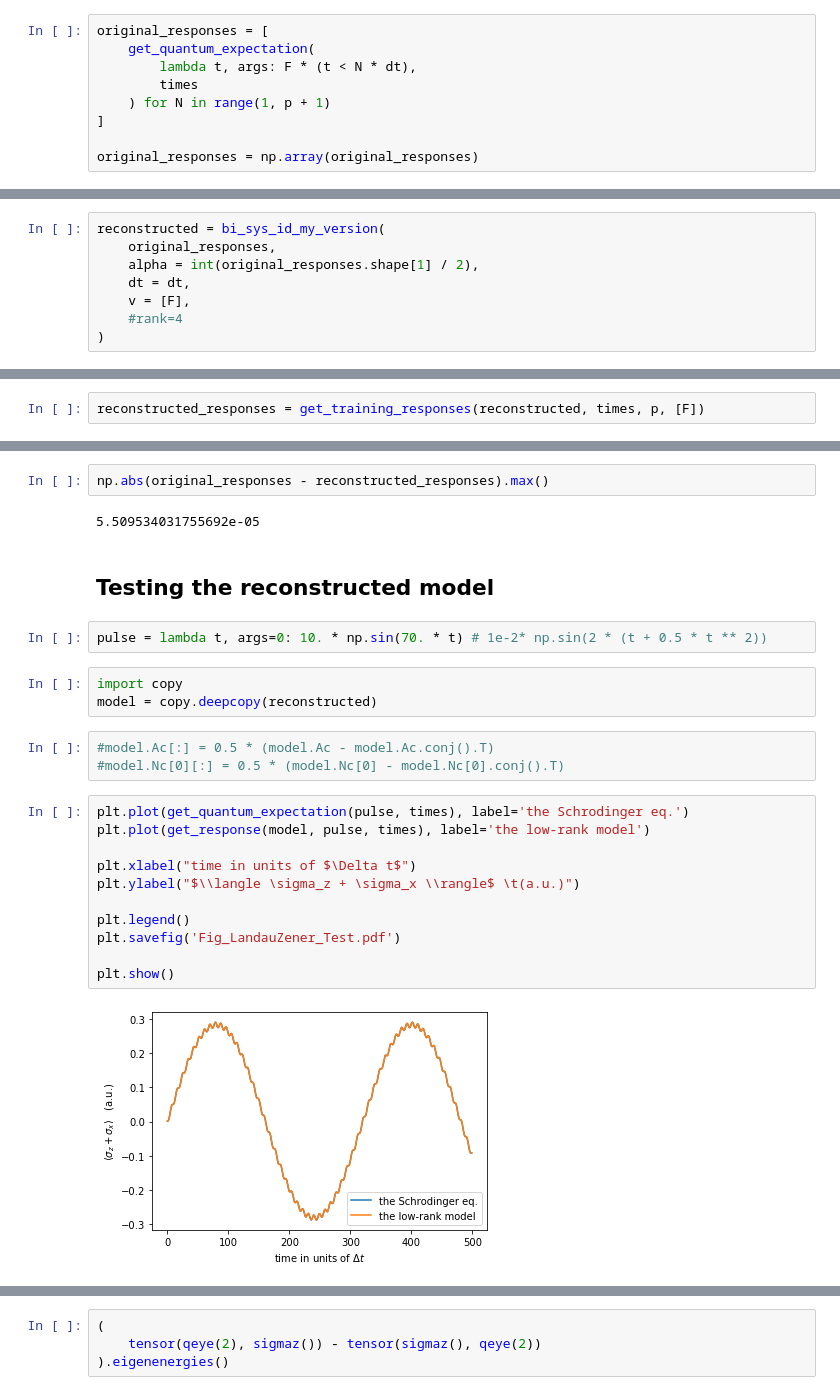
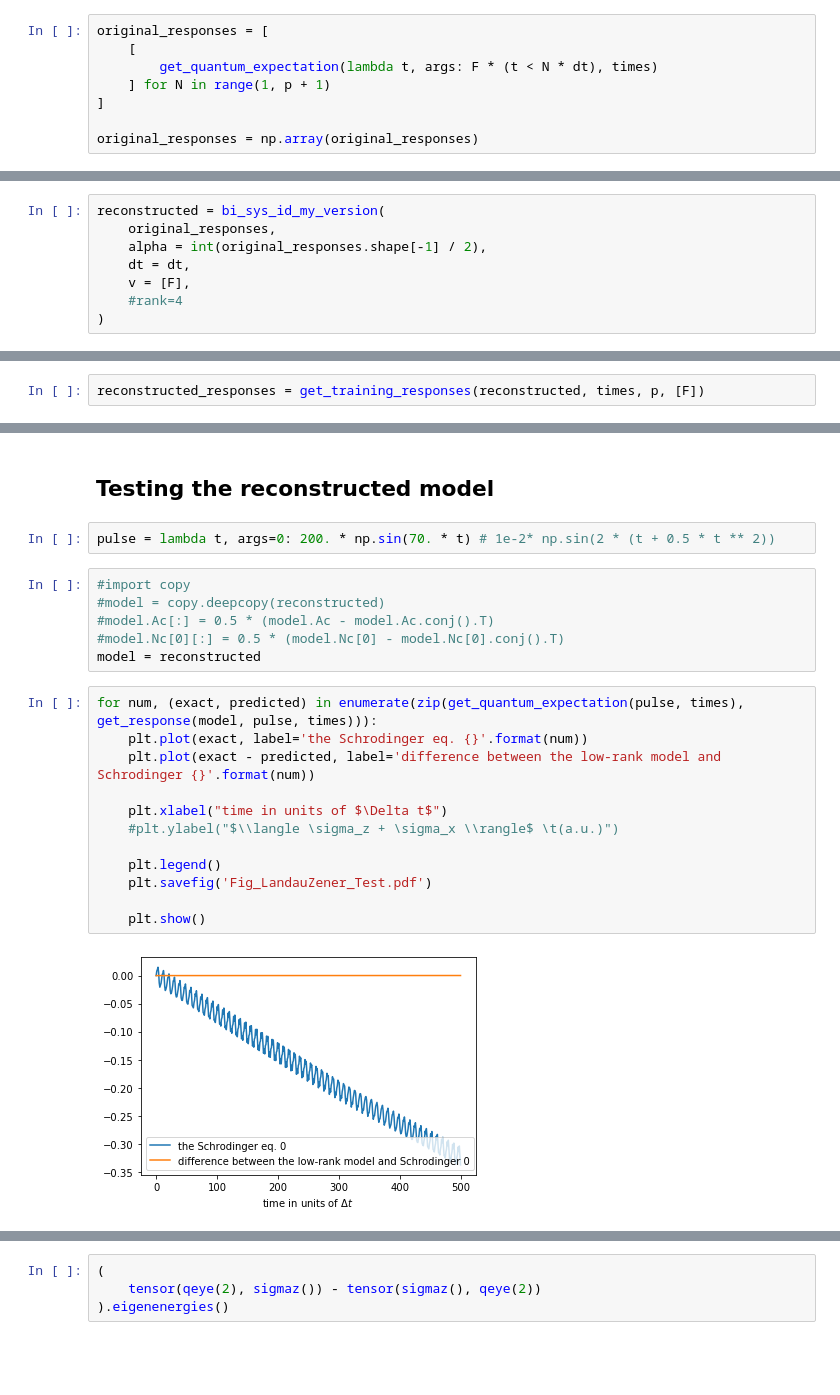
Before and after one commit to dibondar/QSystemIdentification, a Jupyter notebook: demo_bi_sys_landau_zeener.ipynb, the cells around one changed output, grey strips where cells are left out. Drawn from its saved outputs; the diff is of its cells as text; blank space fills up the shorter version.

```diff
--- a/demo_bi_sys_landau_zeener.ipynb
+++ b/demo_bi_sys_landau_zeener.ipynb
@@ -23,10 +23,9 @@ F = 20.
 times = dt * np.arange(500)
 # %%
 original_responses = [
-    get_quantum_expectation(
-        lambda t, args: F * (t < N * dt),
-        times
-    ) for N in range(1, p + 1)
+    [
+        get_quantum_expectation(lambda t, args: F * (t < N * dt), times)
+    ] for N in range(1, p + 1)
 ]
 
 original_responses = np.array(original_responses)
@@ -43,7 +46,7 @@ plt.show()
 # %%
 reconstructed = bi_sys_id_my_version(
     original_responses,
-    alpha = int(original_responses.shape[1] / 2),
+    alpha = int(original_responses.shape[-1] / 2),
     dt = dt,
     v = [F],
     #rank=4
@@ -95,27 +95,24 @@ plt.show()
-# %%
-np.abs(original_responses - reconstructed_responses).max()
-# %% [output]
-5.509534031755692e-05
 # %% [markdown]
 ## Testing the reconstructed model
 # %%
-pulse = lambda t, args=0: 10. * np.sin(70. * t) # 1e-2* np.sin(2 * (t + 0.5 * t ** 2))
+pulse = lambda t, args=0: 200. * np.sin(70. * t) # 1e-2* np.sin(2 * (t + 0.5 * t ** 2))
-# %%
-import copy
-model = copy.deepcopy(reconstructed)
 # %%
+#import copy
+#model = copy.deepcopy(reconstructed)
 #model.Ac[:] = 0.5 * (model.Ac - model.Ac.conj().T)
 #model.Nc[0][:] = 0.5 * (model.Nc[0] - model.Nc[0].conj().T)
+model = reconstructed
 # %%
-plt.plot(get_quantum_expectation(pulse, times), label='the Schrodinger eq.')
-plt.plot(get_response(model, pulse, times), label='the low-rank model')
+for num, (exact, predicted) in enumerate(zip(get_quantum_expectation(pulse, times), get_response(model, pulse, times))):
+    plt.plot(exact, label='the Schrodinger eq. {}'.format(num))
+    plt.plot(exact - predicted, label='difference between the low-rank model and Schrodinger {}'.format(num))
 
-plt.xlabel("time in units of $\Delta t$")
-plt.ylabel("$\\langle \sigma_z + \sigma_x \\rangle$ \t(a.u.)")
+    plt.xlabel("time in units of $\Delta t$")
+    #plt.ylabel("$\\langle \sigma_z + \sigma_x \\rangle$ \t(a.u.)")
 
-plt.legend()
-plt.savefig('Fig_LandauZener_Test.pdf')
+    plt.legend()
+    plt.savefig('Fig_LandauZener_Test.pdf')
 
-plt.show()
+    plt.show()
 # %% [output]
-[figure, old version]
+[figure, new version]
```
Also changed, not shown: parts of 14 cells of this notebook, 1 other file.
